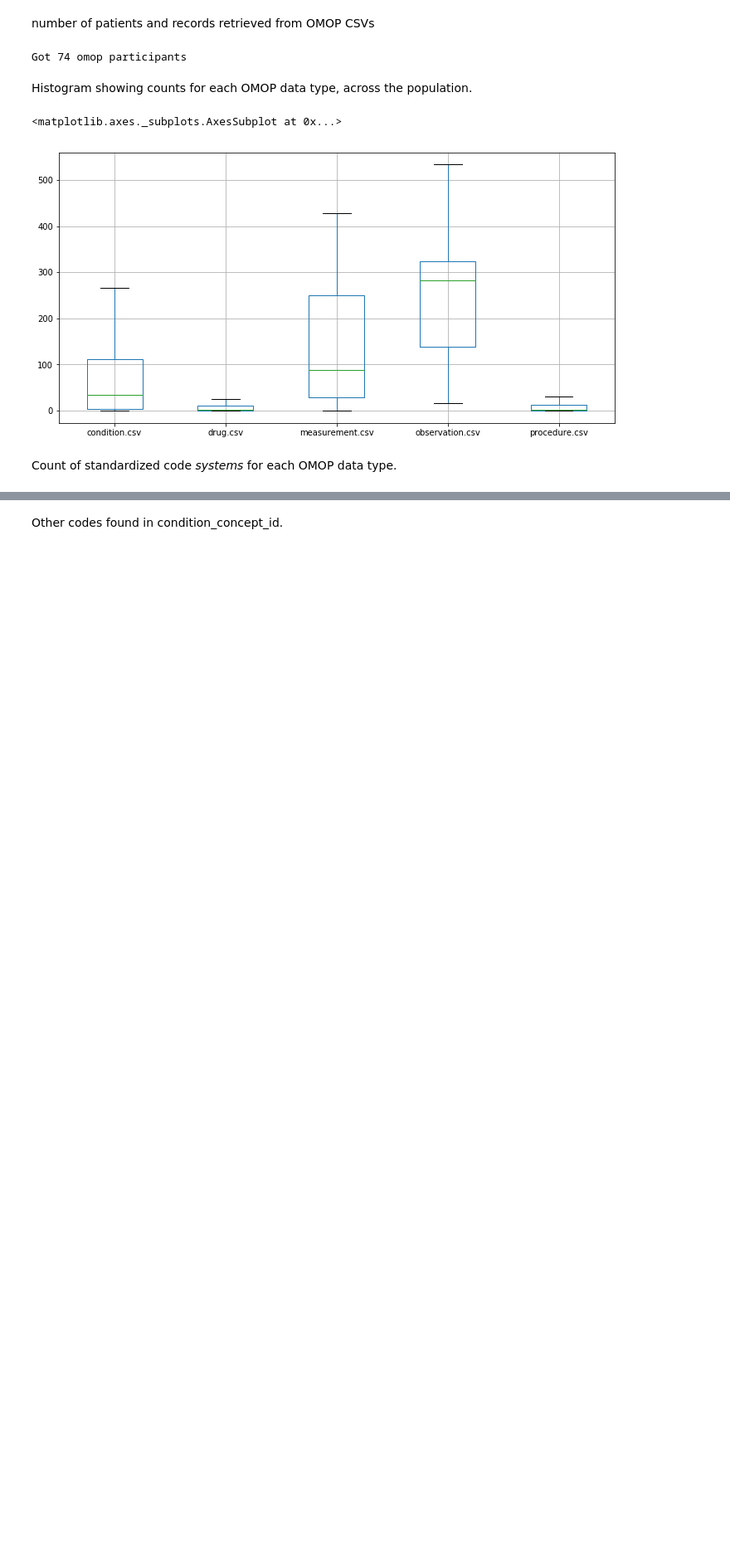
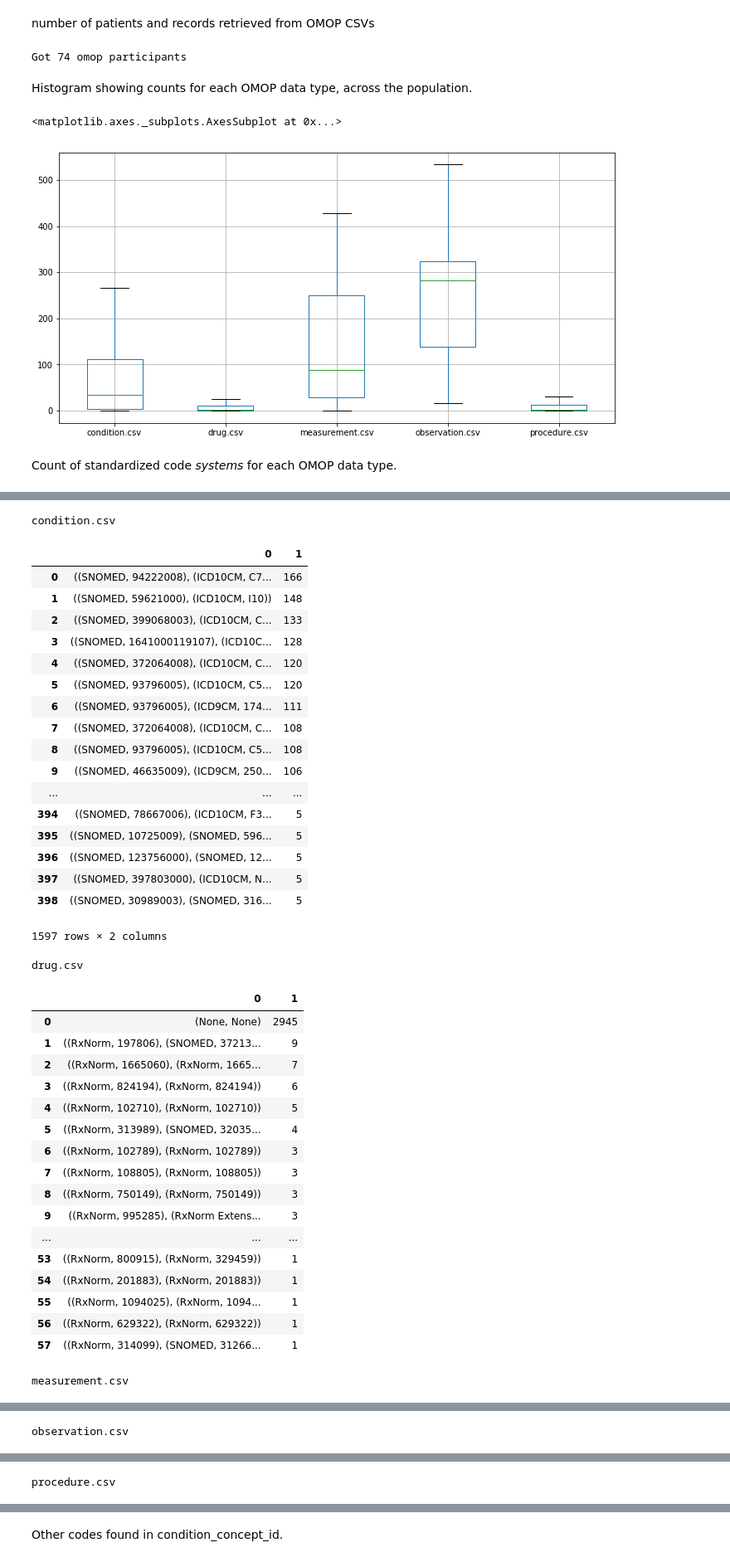
Before and after one commit to danner/omop-s4s-analysis, a Jupyter notebook: AoU_Report.ipynb, the cells around one changed output, grey strips where cells are left out. Shown at 83% size. Saved outputs shown, nothing was run; the diff lists cells and outputs as text; code cells hidden in the pictures; blank space fills up the shorter version.

```diff
--- a/AoU_Report.ipynb
+++ b/AoU_Report.ipynb
@@ -326,0 +329,44 @@ pd.DataFrame(aou_analysis.omop_system_counts(omop_patients), index=[0])
+# %%
+coding_counts = aou_analysis.omop_coding_counts(omop_patients)
+for name, counter in coding_counts.items():
+    print(name)
+    display(pd.DataFrame(counter.most_common()))
+# %% [output]
+condition.csv
+|  | 0 | 1 |
+| 0 | ((SNOMED, 94222008), (ICD10CM, C7... | 166 |
+| 1 | ((SNOMED, 59621000), (ICD10CM, I10)) | 148 |
+| 2 | ((SNOMED, 399068003), (ICD10CM, C... | 133 |
+| 3 | ((SNOMED, 1641000119107), (ICD10C... | 128 |
+| 4 | ((SNOMED, 372064008), (ICD10CM, C... | 120 |
+| 5 | ((SNOMED, 93796005), (ICD10CM, C5... | 120 |
+| 6 | ((SNOMED, 93796005), (ICD9CM, 174... | 111 |
+| 7 | ((SNOMED, 372064008), (ICD10CM, C... | 108 |
+| 8 | ((SNOMED, 93796005), (ICD10CM, C5... | 108 |
+| 9 | ((SNOMED, 46635009), (ICD9CM, 250... | 106 |
+| ... | ... | ... |
+| 394 | ((SNOMED, 78667006), (ICD10CM, F3... | 5 |
+| 395 | ((SNOMED, 10725009), (SNOMED, 596... | 5 |
+| 396 | ((SNOMED, 123756000), (SNOMED, 12... | 5 |
+| 397 | ((SNOMED, 397803000), (ICD10CM, N... | 5 |
+| 398 | ((SNOMED, 30989003), (SNOMED, 316... | 5 |
+1597 rows × 2 columns
+drug.csv
+|  | 0 | 1 |
+| 0 | (None, None) | 2945 |
+| 1 | ((RxNorm, 197806), (SNOMED, 37213... | 9 |
+| 2 | ((RxNorm, 1665060), (RxNorm, 1665... | 7 |
+| 3 | ((RxNorm, 824194), (RxNorm, 824194)) | 6 |
+| 4 | ((RxNorm, 102710), (RxNorm, 102710)) | 5 |
+| 5 | ((RxNorm, 313989), (SNOMED, 32035... | 4 |
+| 6 | ((RxNorm, 102789), (RxNorm, 102789)) | 3 |
+| 7 | ((RxNorm, 108805), (RxNorm, 108805)) | 3 |
+| 8 | ((RxNorm, 750149), (RxNorm, 750149)) | 3 |
+| 9 | ((RxNorm, 995285), (RxNorm Extens... | 3 |
+| ... | ... | ... |
+| 53 | ((RxNorm, 800915), (RxNorm, 329459)) | 1 |
+| 54 | ((RxNorm, 201883), (RxNorm, 201883)) | 1 |
+| 55 | ((RxNorm, 1094025), (RxNorm, 1094... | 1 |
+| 56 | ((RxNorm, 629322), (RxNorm, 629322)) | 1 |
+| 57 | ((RxNorm, 314099), (SNOMED, 31266... | 1 |
+measurement.csv
@@ -326,0 +390 @@ pd.DataFrame(aou_analysis.omop_system_counts(omop_patients), index=[0])
+observation.csv
@@ -326,0 +408 @@ pd.DataFrame(aou_analysis.omop_system_counts(omop_patients), index=[0])
+procedure.csv
```
Also changed, not shown: parts of 7 cells of this notebook, 1 other file.
